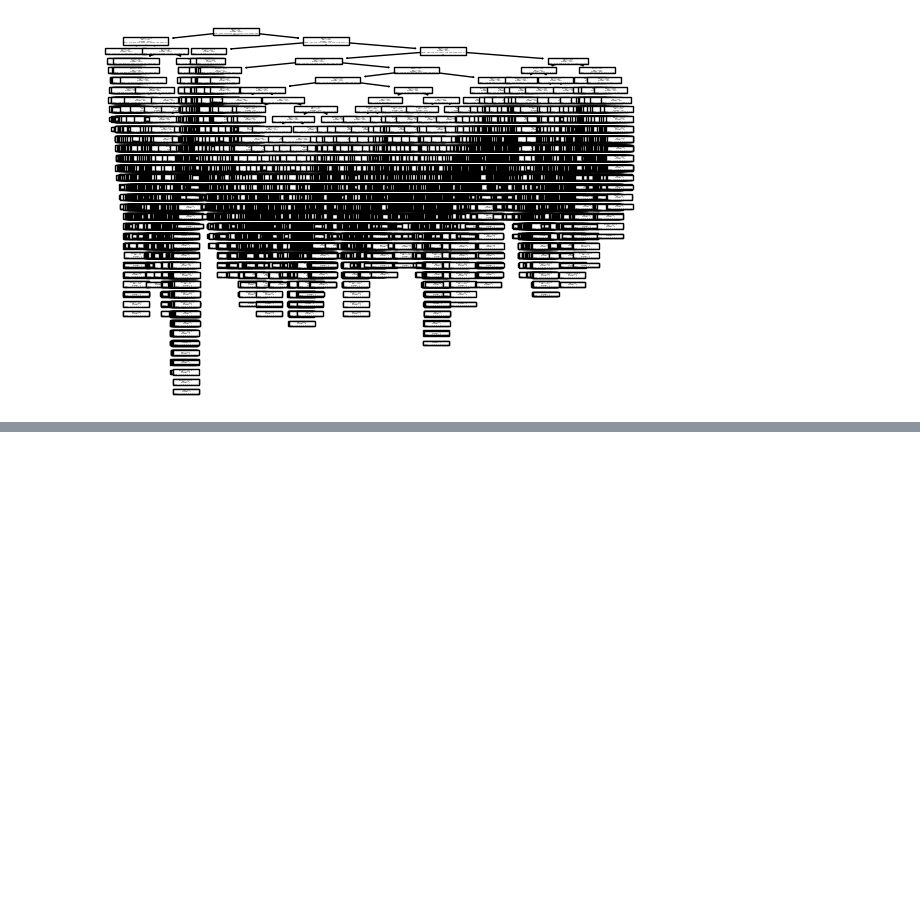
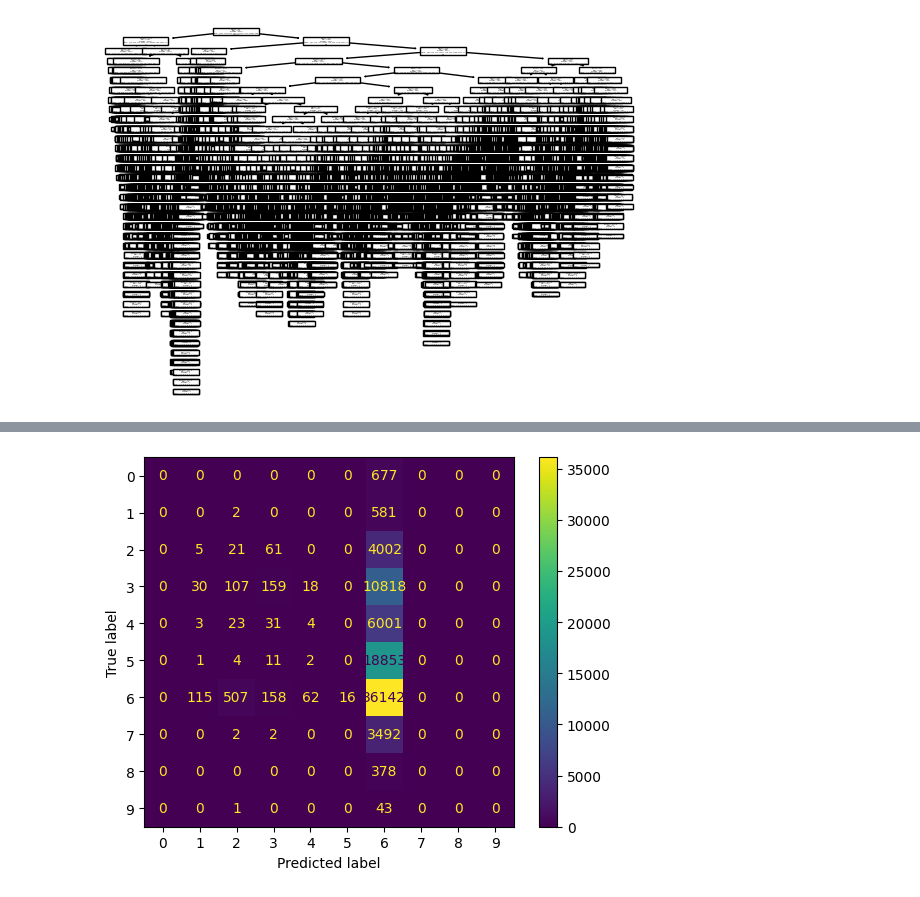
Before and after one commit to AdaliGJ/DDoS-Detection, a Jupyter notebook: Model/Modelo1.ipynb, the cells around one changed output, grey strips where cells are left out. Drawn from its saved outputs; the diff is of its cells as text; code cells hidden in the pictures; blank space fills up the shorter version.

```diff
--- a/Model/Modelo1.ipynb
+++ b/Model/Modelo1.ipynb
@@ -49,6 +27,6 @@ since Python 3.9 and will be removed in a subsequent version.
 # %%
 pruebas = pd.read_csv("datos/UNSW_NB15_training-set.csv")
-pruebas.drop(columns=["proto",'service','state','attack_cat'], inplace=True)
+pruebas.drop(columns=["proto",'service','state'], inplace=True)
 pruebas
 # %% [output]
 |  | id | dur | spkts | dpkts | sbytes | dbytes | rate | sttl | dttl | sload | ... | ... |
@@ -105,9 +104,9 @@ from sklearn.metrics import f1_score
 def metricas(reales, predichas):
     matriz = confusion_matrix(reales, predichas)
     exactitud = accuracy_score(reales, predichas)
-    precision = precision_score(reales, predichas)
-    recall = recall_score(reales, predichas)
-    f1score = f1_score(reales, predichas)
+    precision = precision_score(reales, predichas, average='micro')
+    recall = recall_score(reales, predichas, average='micro')
+    f1score = f1_score(reales, predichas, average='micro')
     return matriz, exactitud, precision, recall, f1score
 
 
@@ -140,4 +139,4 @@ def visualizar_metricas(reales, predichas, titulo):
     print("\n" * 10)
 
 
-pred = forest.predict(ataque.values)
+pred = forest.predict(pruebas[pruebas.columns[[0,1,2]]].values)
@@ -144,3 +163,14 @@ pred = forest.predict(ataque.values)
+# %%
+from sklearn.metrics import confusion_matrix, ConfusionMatrixDisplay
+import matplotlib.pyplot as plt
+
+confusion_matrix= confusion_matrix(pruebas["attack_cat"].values, pred)
+
+cm_display = ConfusionMatrixDisplay(confusion_matrix = confusion_matrix)
+cm_display.plot()
+plt.show()
+# %% [output]
+[figure, added]
 # %%
 print(forest.estimators_[1])
 # %% [output]
```
Also changed, not shown: parts of 6 cells of this notebook.
